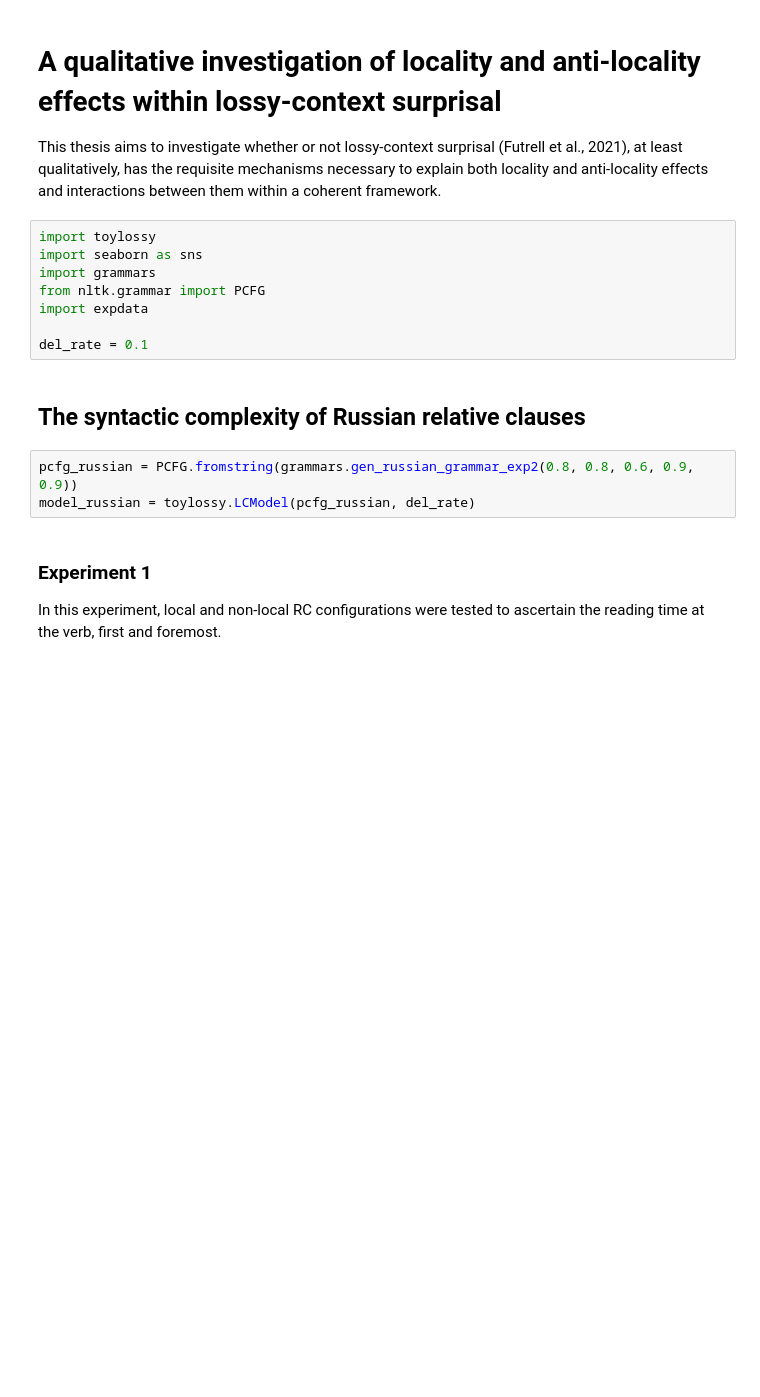
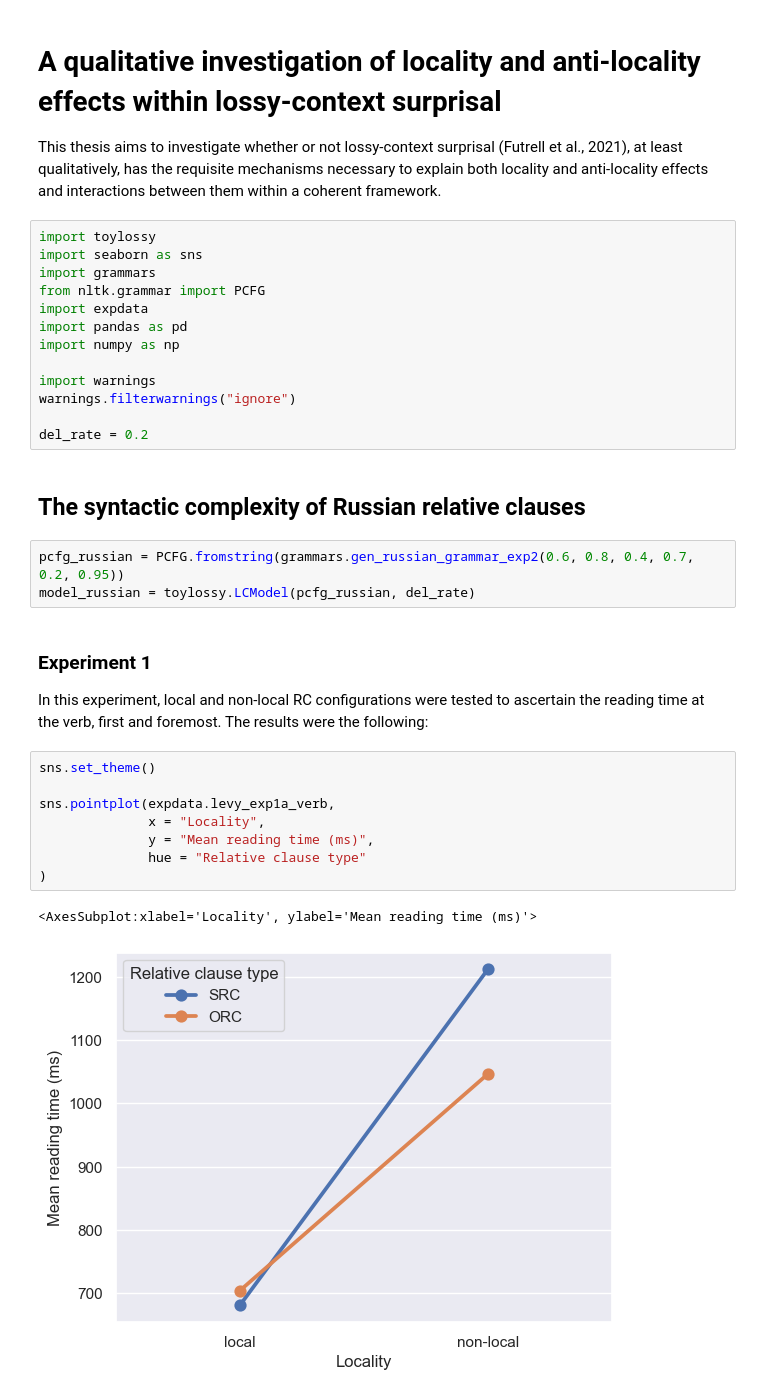
Before and after one commit to johen12/toylossy, a Jupyter notebook: toylossy_demo.ipynb, the cells around one changed output. Saved outputs shown, nothing was run; the diff lists cells and outputs as text; blank space fills up the shorter version.

```diff
--- a/toylossy_demo.ipynb
+++ b/toylossy_demo.ipynb
@@ -7,13 +7,29 @@ import seaborn as sns
 import grammars
 from nltk.grammar import PCFG
 import expdata
+import pandas as pd
+import numpy as np
 
-del_rate = 0.1
+import warnings
+warnings.filterwarnings("ignore")
+
+del_rate = 0.2
 # %% [markdown]
 ## The syntactic complexity of Russian relative clauses
 # %%
-pcfg_russian = PCFG.fromstring(grammars.gen_russian_grammar_exp2(0.8, 0.8, 0.6, 0.9, 0.9))
+pcfg_russian = PCFG.fromstring(grammars.gen_russian_grammar_exp2(0.6, 0.8, 0.4, 0.7, 0.2, 0.95))
 model_russian = toylossy.LCModel(pcfg_russian, del_rate)
 # %% [markdown]
 ### Experiment 1
-In this experiment, local and non-local RC configurations were tested to ascertain the reading time at the verb, first and foremost.
+In this experiment, local and non-local RC configurations were tested to ascertain the reading time at the verb, first and foremost. The results were the following:
+# %%
+sns.set_theme()
+
+sns.pointplot(expdata.levy_exp1a_verb,
+              x = "Locality",
+              y = "Mean reading time (ms)",
+              hue = "Relative clause type"
+)
+# %% [output]
+<AxesSubplot:xlabel='Locality', ylabel='Mean reading time (ms)'>
+[figure, added]
```
Also changed, not shown: parts of 9 cells of this notebook, 3 other files.
